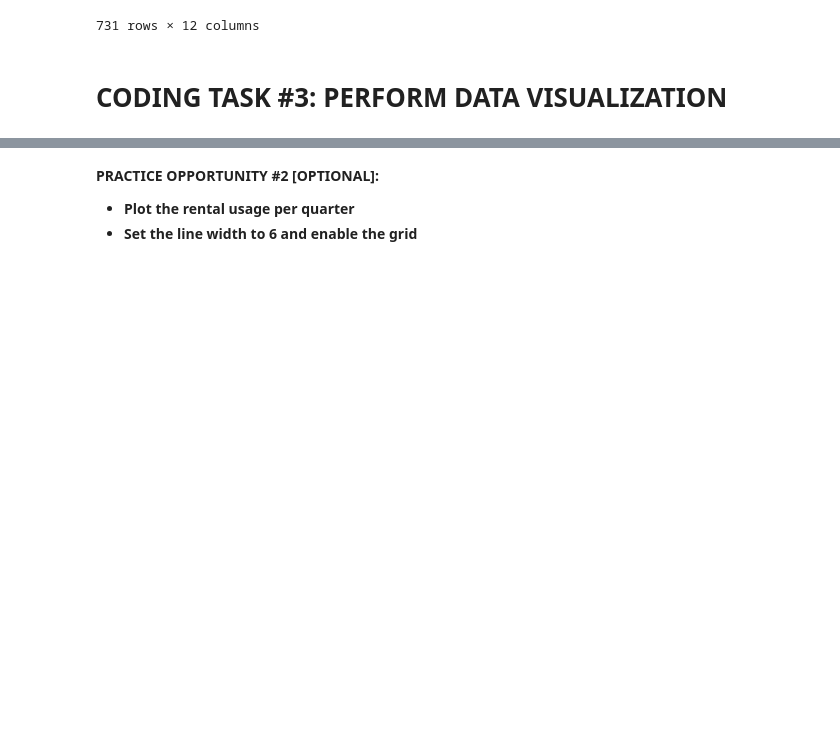
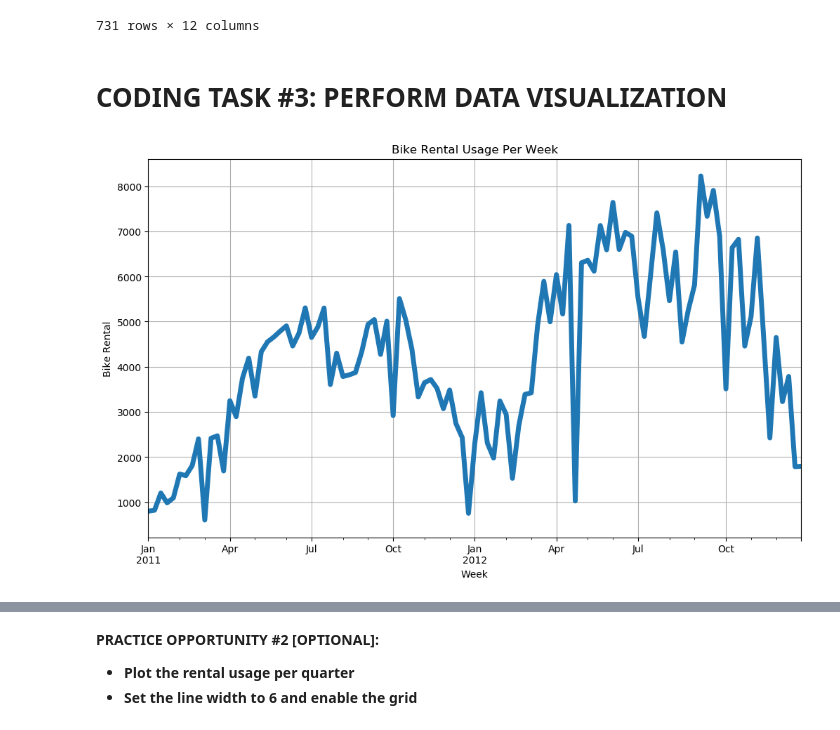
Before and after one commit to t-ateya/ML_ON_AWS, a Jupyter notebook: Hyperparameters Optimization for XG-Boost in SK-Learn.ipynb, the cells around one changed output, grey strips where cells are left out. Saved outputs shown, nothing was run; the diff lists cells and outputs as text; code cells hidden in the pictures; blank space fills up the shorter version.

```diff
--- a/Hyperparameters Optimization for XG-Boost in SK-Learn.ipynb
+++ b/Hyperparameters Optimization for XG-Boost in SK-Learn.ipynb
@@ -225,11 +236,14 @@ bike_df
 # CODING TASK #3: PERFORM DATA VISUALIZATION
 # %%
 plt.figure(figsize = (12, 7))
-bike_df['cnt'].asfreq('W').plot(linewidth = 5)
+#bike_df['cnt'].asfreq('W').plot(linewidth = 5)
+bike_df['cnt'].asfreq(freq = 'W').plot(linewidth = 5)
 plt.title('Bike Rental Usage Per Week')
 plt.xlabel('Week')
 plt.ylabel('Bike Rental')
 plt.grid()
+# %% [output]
+[figure, added]
 # %%
 plt.figure(figsize = (12, 7))
 bike_df['cnt'].asfreq('M').plot(linewidth = 5)
```
Also changed, not shown: parts of 40 cells of this notebook, 11 other files.
